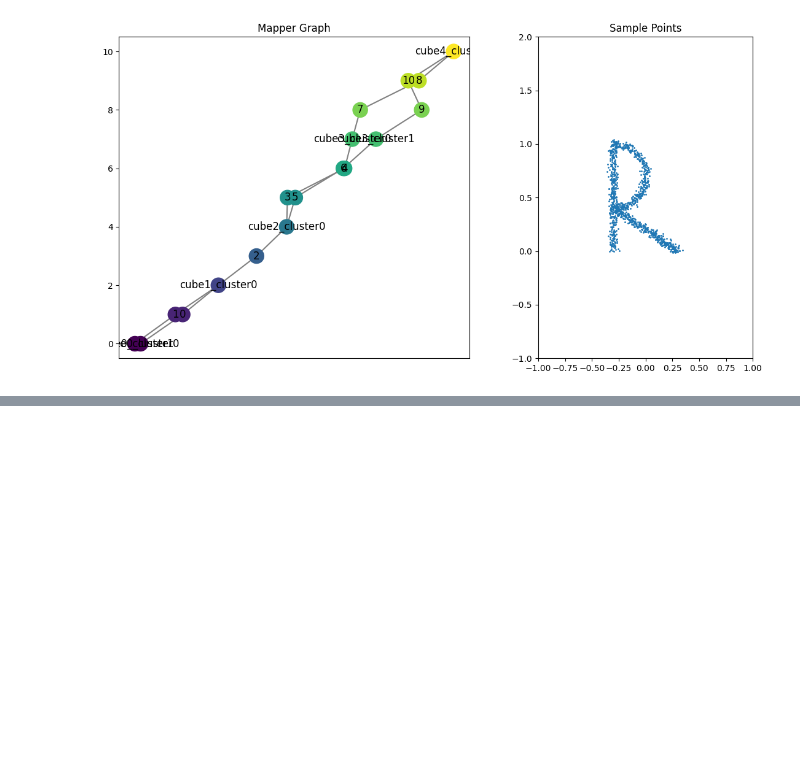
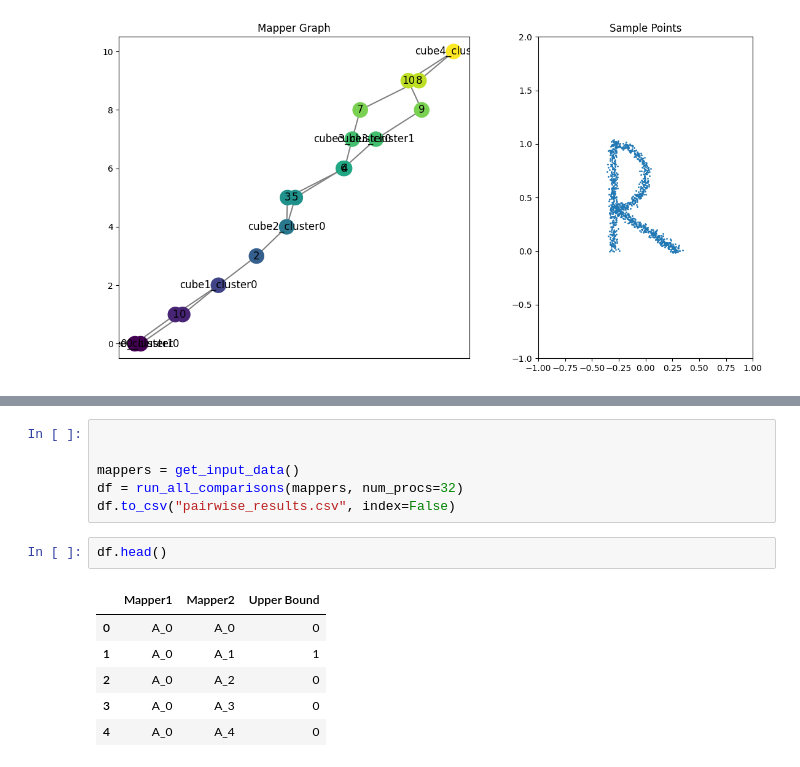
Before and after one commit to ishikaghosh2201/Mapper-Loss-Computation, a Jupyter notebook: sandbox.ipynb, the cells around one changed output, grey strips where cells are left out. Saved outputs shown, nothing was run; the diff lists cells and outputs as text; blank space fills up the shorter version.

```diff
--- a/sandbox.ipynb
+++ b/sandbox.ipynb
@@ -57,0 +116,15 @@ AttributeError: module 'process_letters' has no attribute 'pairwise_comparison'
+# %%
+
+
+mappers = get_input_data()
+df = run_all_comparisons(mappers, num_procs=32)
+df.to_csv("pairwise_results.csv", index=False)
+# %%
+df.head()
+# %% [output]
+|  | Mapper1 | Mapper2 | Upper Bound |
+| 0 | A_0 | A_0 | 0 |
+| 1 | A_0 | A_1 | 1 |
+| 2 | A_0 | A_2 | 0 |
+| 3 | A_0 | A_3 | 0 |
+| 4 | A_0 | A_4 | 0 |
```
Also changed, not shown: parts of 14 cells of this notebook, 1 other file.
